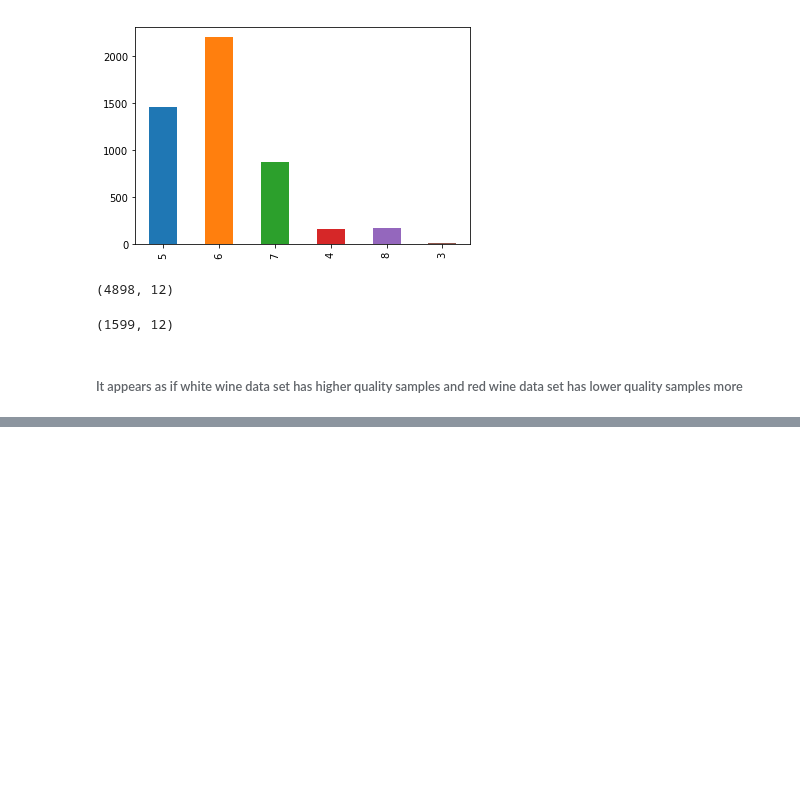
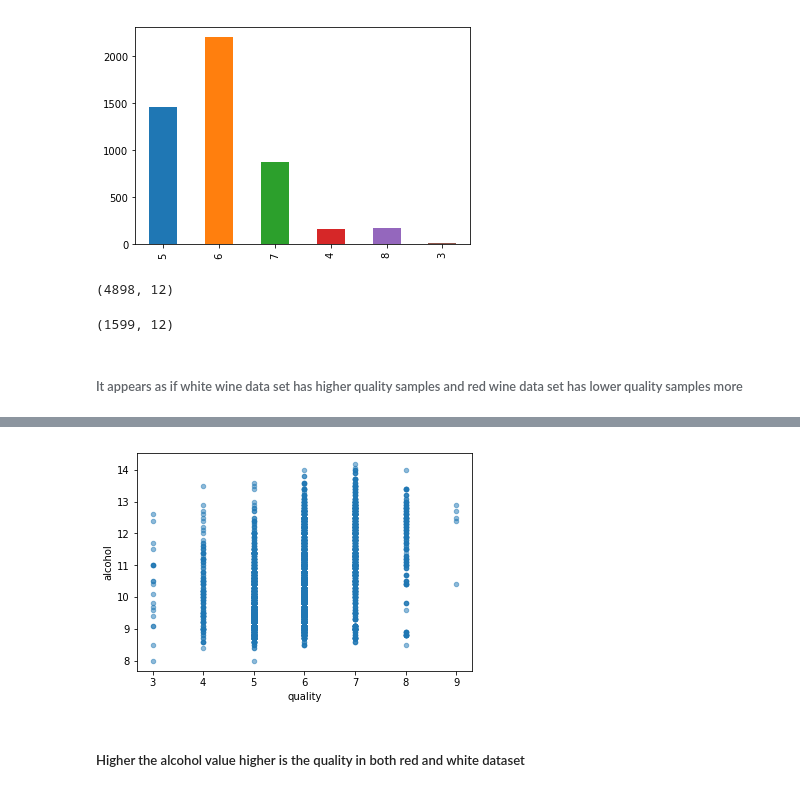
Before and after one commit to PadmarajBhat/DataAnalyst-1, a Jupyter notebook: The Data Analysis Process/Data Analysis Process Notes.ipynb, the cells around one changed output, grey strips where cells are left out. Drawn from its saved outputs; the diff is of its cells as text; code cells hidden in the pictures; blank space fills up the shorter version.

```diff
--- a/The Data Analysis Process/Data Analysis Process Notes.ipynb
+++ b/The Data Analysis Process/Data Analysis Process Notes.ipynb
@@ -89,0 +96,6 @@ df_red.shape
+# %%
+df_white.plot.scatter('quality', 'alcohol', alpha=0.5);
+# %% [output]
+[figure, added]
+# %% [markdown]
+##### Higher the alcohol value higher is the quality in both red and white dataset
```
Also changed, not shown: parts of 2 cells of this notebook.
